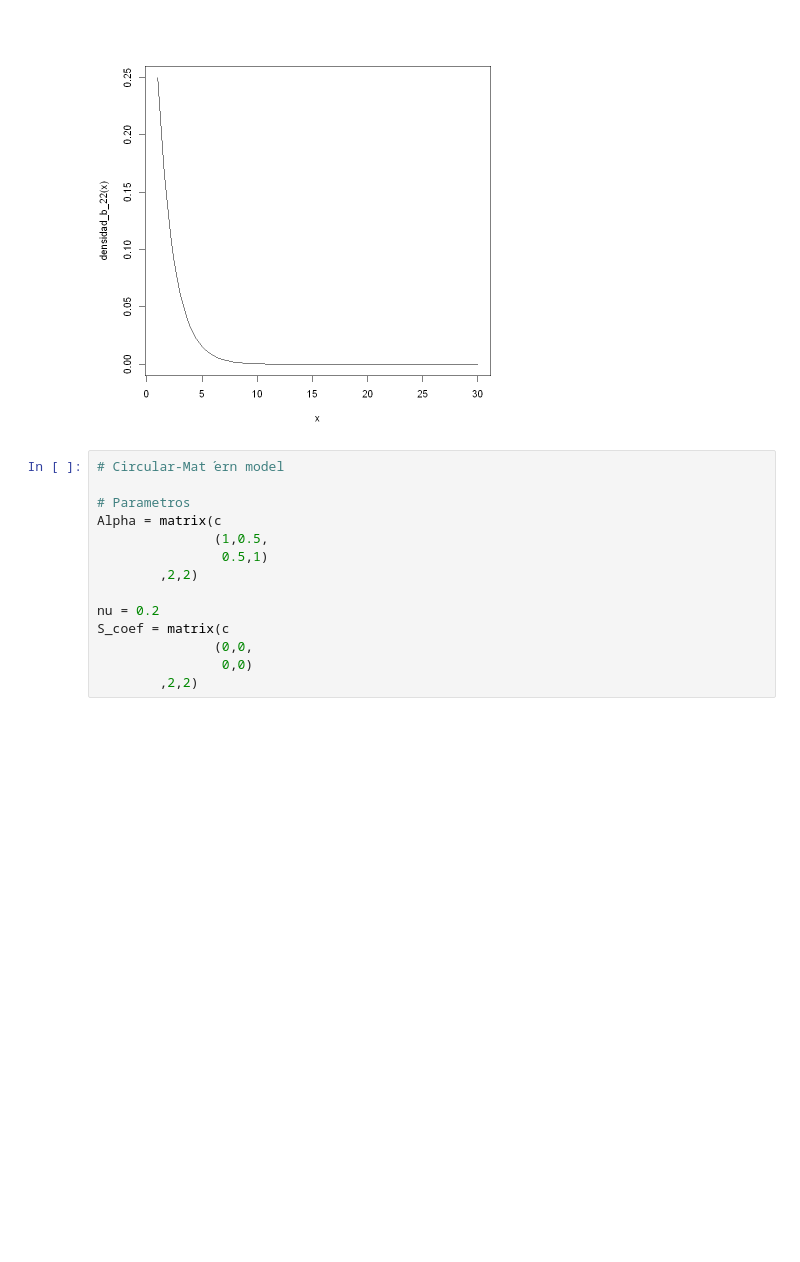
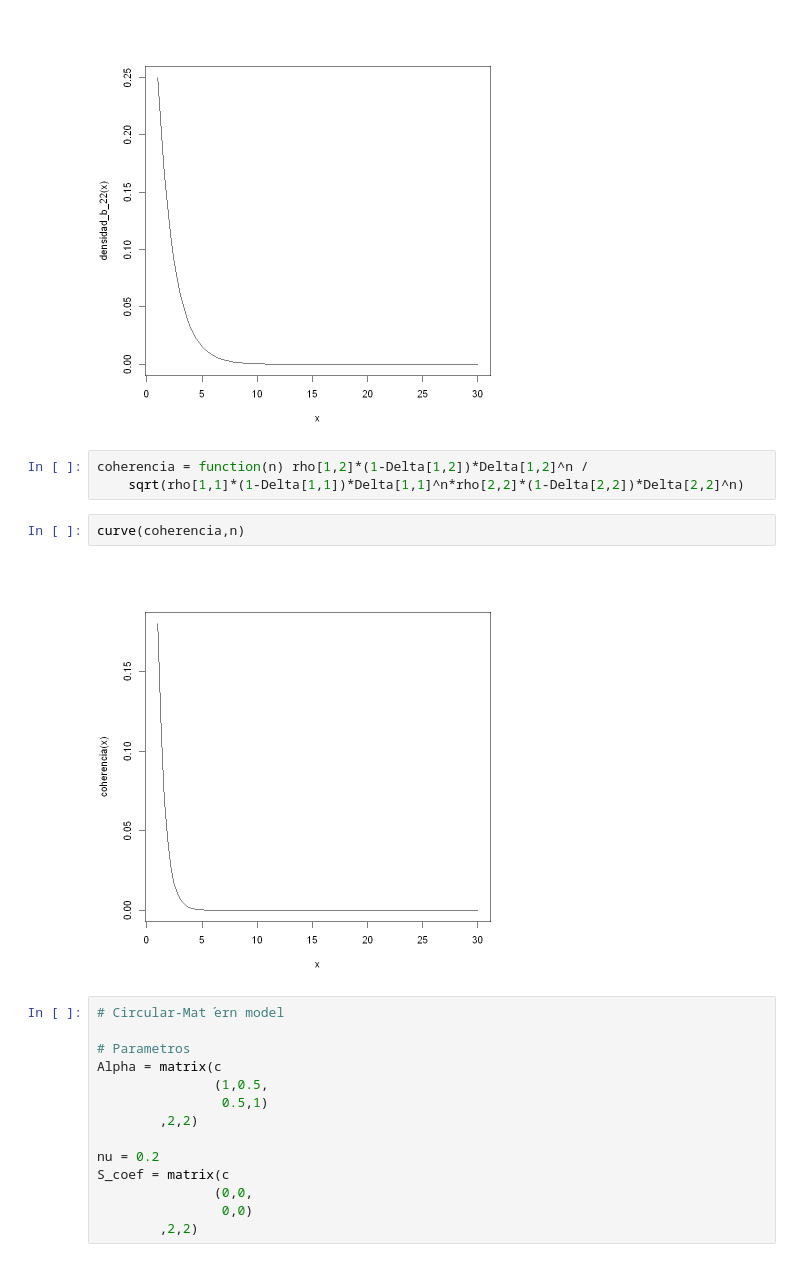
Before and after one commit to Fabimath/Practica, a Jupyter notebook: semana5/codigos_simulacion_esfera_multivariada.ipynb, the cells around one changed output. Cells and saved outputs as stored; diff of their text form; blank space fills up the shorter version.

```diff
--- a/semana5/codigos_simulacion_esfera_multivariada.ipynb
+++ b/semana5/codigos_simulacion_esfera_multivariada.ipynb
@@ -86,6 +86,13 @@ curve(densidad_b_22,n)
 [figure]
 [figure]
 [figure]
+# %%
+coherencia = function(n) rho[1,2]*(1-Delta[1,2])*Delta[1,2]^n /
+    sqrt(rho[1,1]*(1-Delta[1,1])*Delta[1,1]^n*rho[2,2]*(1-Delta[2,2])*Delta[2,2]^n)
+# %%
+curve(coherencia,n)
+# %% [output]
+[figure, added]
 # %%
 # Circular-Mat ́ern model
 
```
Also changed, not shown: parts of 5 cells of this notebook.
